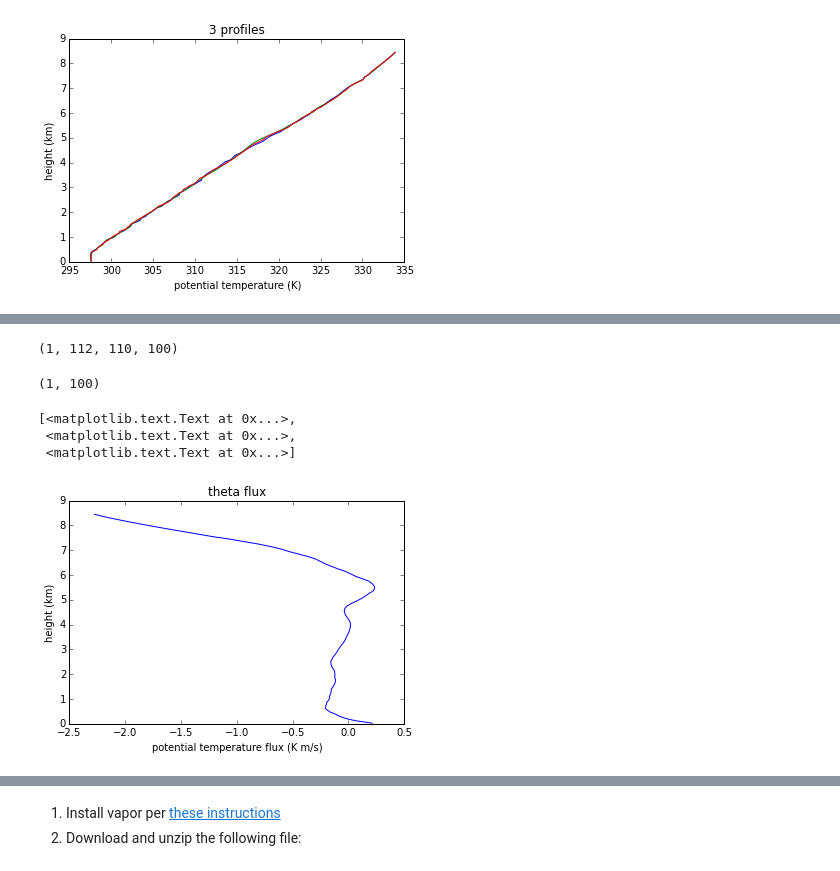
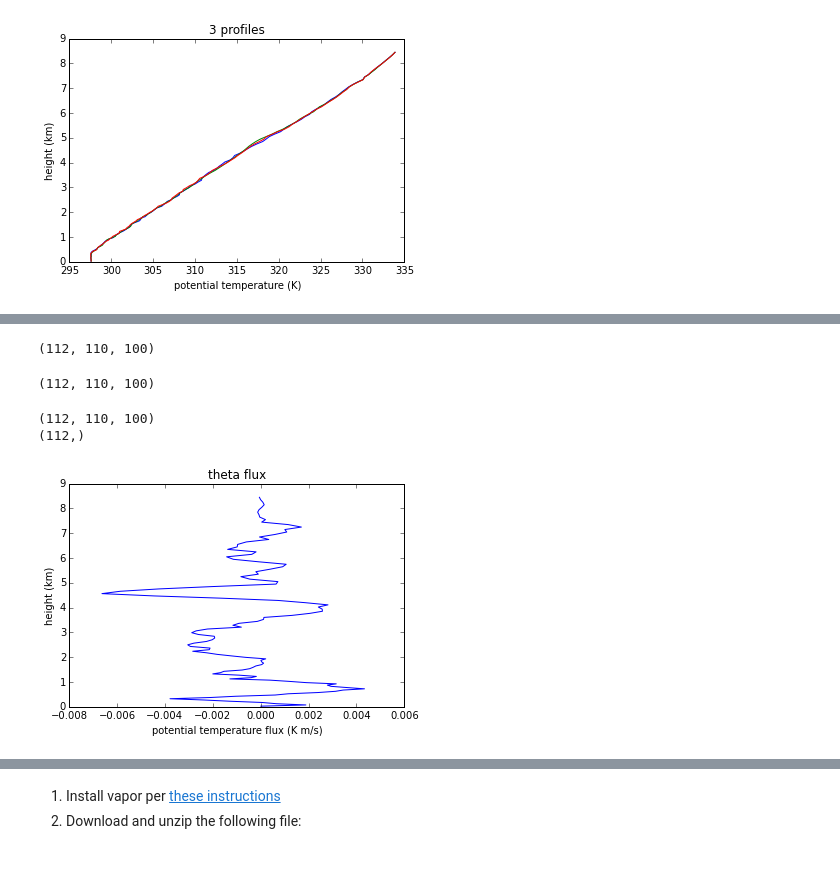
Before and after one commit to tc637/atsc500, a Jupyter notebook: notebooks/lec3.ipynb, the cells around one changed output, grey strips where cells are left out. Cells and saved outputs as stored; diff of their text form; code cells hidden in the pictures.

```diff
--- a/notebooks/lec3.ipynb
+++ b/notebooks/lec3.ipynb
@@ -115,5 +122,5 @@ def theta(p,T):
 # %%
 thetavals=np.empty_like(the_temp)
 for lev,press_lev in enumerate(the_press):
-    thetavals[lev,:,:]=theta(press_lev,the_temp[lev,:,:])
+    thetavals[0,lev,:,:]=theta(press_lev,the_temp[0,lev,:,:])
 # %% [markdown]
@@ -140,26 +154,30 @@ neww.shape
 # %%
-w_bar=wvel.mean(axis=2).mean(axis=1)
-w_prime= wvel - w_bar
+w_bar=wvel[0,...].mean(axis=2).mean(axis=1)
+wvel_squeeze=wvel.squeeze()
+w_prime= wvel_squeeze.T - w_bar
+w_prime=w_prime.T
+print(w_prime.shape)
+# %% [output]
+(112, 110, 100)
-# %%
-print(w_prime.shape)
-thetavals2=thetavals[np.newaxis,...] #make shape (1,112,110,100)
-theta_bar=thetavals2.mean(axis=2).mean(axis=1)
-theta_prime= thetavals2 - theta_bar
-flux=w_prime*theta_prime
-flux=flux.squeeze()  #make shape (112,110,100)
-mean_flux=flux.mean(axis=2).mean(axis=1)
-# %% [output]
-(1, 112, 110, 100)
-# %%
-theta_bar.shape
-# %% [output]
-(1, 100)
+# %%
+theta_bar=thetavals[0,...].mean(axis=2).mean(axis=1)
+thetavals_squeeze=thetavals.squeeze()
+theta_prime= thetavals_squeeze.T - theta_bar
+theta_prime=theta_prime.T
+print(theta_prime.shape)
+# %% [output]
+(112, 110, 100)
+# %%
+flux=w_prime*theta_prime
+print(flux.shape)
+flux_profile=flux.mean(axis=2).mean(axis=1)
+print(flux_profile.shape)
+# %% [output]
+(112, 110, 100)
+(112,)
 # %%
 fig,ax=plt.subplots(1,1)
-ax.plot(mean_flux,the_height*meter2km)
-ax.set(xlabel='potential temperature flux (K m/s)',ylabel='height (km)',title='theta flux')
+out=ax.plot(flux_profile,the_height*meter2km)
+out=ax.set(xlabel='potential temperature flux (K m/s)',ylabel='height (km)',title='theta flux')
 # %% [output]
-[<matplotlib.text.Text at 0x...>,
- <matplotlib.text.Text at 0x...>,
- <matplotlib.text.Text at 0x...>]
-[figure, old version]
+[figure, new version]
```
Also changed, not shown: parts of 31 cells of this notebook.
